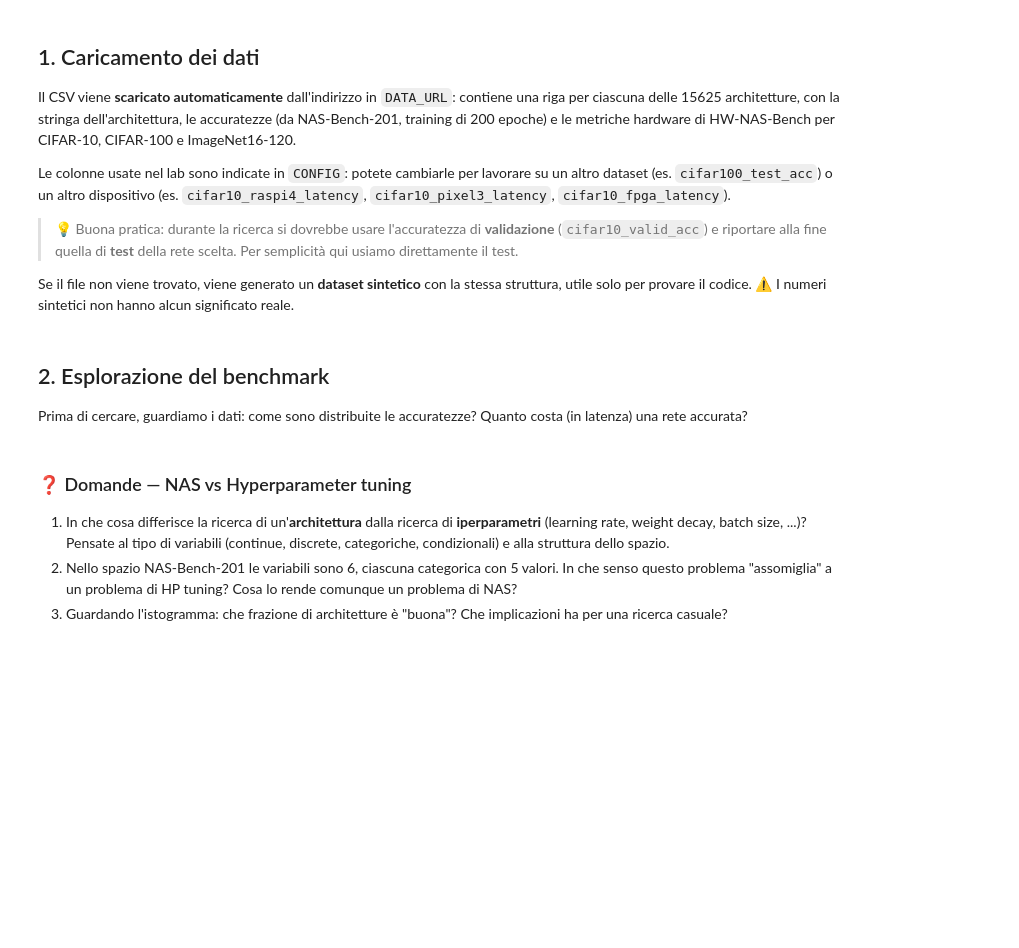
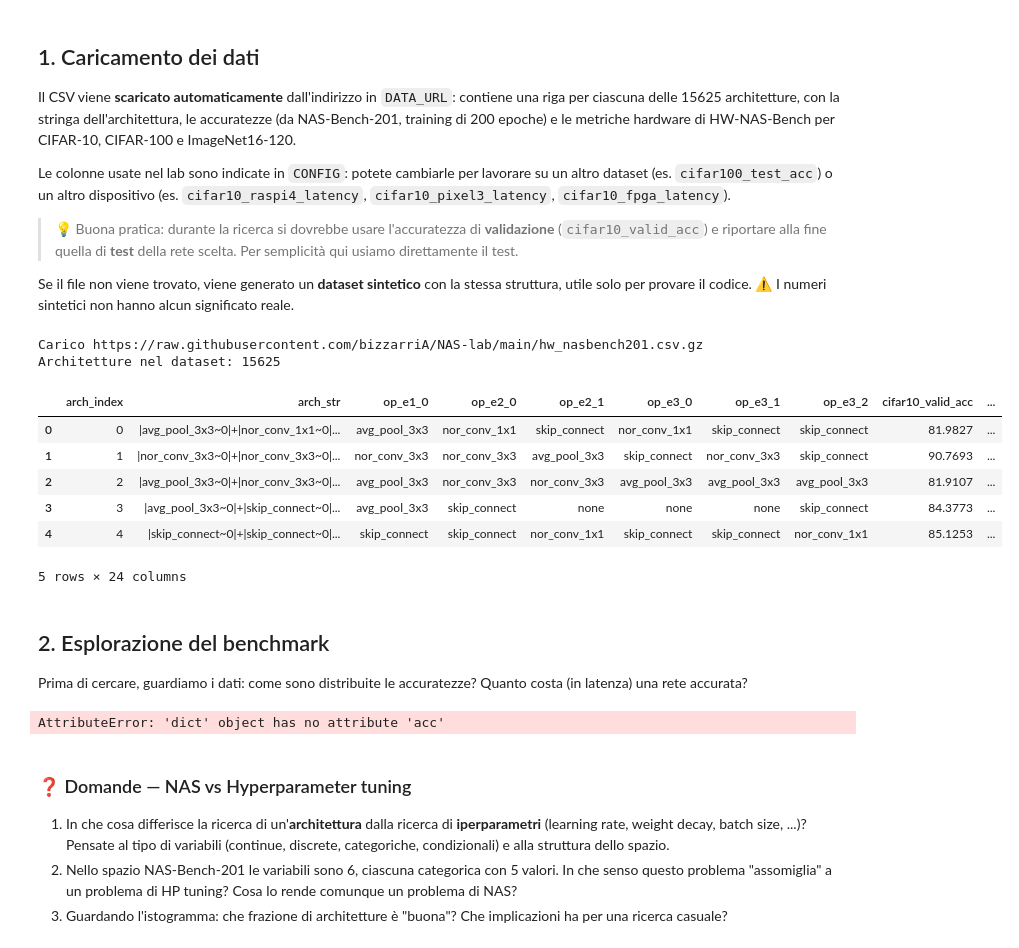
Before and after one commit to bizzarriA/NAS-lab, a Jupyter notebook: Lab1_NAS_HWNASBench_soluzioni.ipynb, the cells around one changed output. Saved outputs shown, nothing was run; the diff lists cells and outputs as text; code cells hidden in the pictures; blank space fills up the shorter version.

```diff
--- a/Lab1_NAS_HWNASBench_soluzioni.ipynb
+++ b/Lab1_NAS_HWNASBench_soluzioni.ipynb
@@ -57,27 +58,40 @@ Se il file non viene trovato, viene generato un **dataset sintetico** con la ste
 # %%
 # ---------------------------------------------------------------------------
 # CONFIGURAZIONE — modificare in base al proprio CSV
 # ---------------------------------------------------------------------------
 # URL del CSV fornito dal docente: non serve scaricare nulla
-DATA_URL = "https://raw.githubusercontent.com/<UTENTE>/<REPO>/main/hw_nasbench201.csv.gz"
 
-CONFIG = {
-    "path": DATA_URL,
-    "arch_col": "arch_str",                  # stringa NB201 dell'architettura
-    "op_cols": None,
-    "acc_col": "cifar10_test_acc",           # accuratezza da massimizzare
-    "lat_col": "cifar10_edgegpu_latency",    # latenza (ms) su Jetson TX2
-    "energy_col": "cifar10_edgegpu_energy",  # energia (mJ)
-    "cost_col": "cifar10_train_time",        # tempo di training (s), per il costo simulato
-    "use_synthetic_if_missing": True,
+DATASET_PATH = "https://raw.githubusercontent.com/bizzarriA/NAS-lab/main/hw_nasbench201.csv.gz"
+DATASET = "cifar10"
+DEVICE = "raspi4"
+CFG = {
+    "acc": f"{DATASET}_valid_acc",
+    "lat": f"{DATASET}_{DEVICE}_latency",
+    "energy": f"{DATASET}_{DEVICE}_energy",
+    "cost": f"{DATASET}_{DEVICE}_cost
 }
-
-# Le 5 operazioni dello spazio NAS-Bench-201 (ordine fisso, usato per la codifica)
-OPS = ["none", "skip_connect", "nor_conv_1x1", "nor_conv_3x3", "avg_pool_3x3"]
-OP_SHORT = {"none": "zero", "skip_connect": "skip", "nor_conv_1x1": "c1x1",
-            "nor_conv_3x3": "c3x3", "avg_pool_3x3": "pool"}
-# I 6 archi della cella: (nodo_destinazione, nodo_sorgente)
-EDGES = [(1, 0), (2, 0), (2, 1), (3, 0), (3, 1), (3, 2)]
+if DATASET_PATH.startswith("http") or os.path.exists(DATASET_PATH):
+    try:
+        print(f"Carico {DATASET_PATH}")
+        df = pd.read_csv(DATASET_PATH)
+    except Exception as ex:
+        print(f"Impossibile leggere {DATASET_PATH}: {ex}")
+df = df.filter(regex=f"(?i){DATASET}_|op_e|ARCH")
+df = df.dropna(subset=[f"{DATASET}_valid_acc"]).drop_duplicates("arch_str").reset_index(drop=True)
+N_ARCH = len(df)
+ARCH2IDX = {o: i for i, o in enumerate(df["arch_str"])}
+print(f"Architetture nel dataset: {N_ARCH}")
+df.head()
+# %% [output]
+Carico https://raw.githubusercontent.com/bizzarriA/NAS-lab/main/hw_nasbench201.csv.gz
+Architetture nel dataset: 15625
+|  | arch_index | arch_str | op_e1_0 | op_e2_0 | op_e2_1 | op_e3_0 | op_e3_1 | op_e3_2 | cifar10_valid_acc | ... |
+| 0 | 0 | |avg_pool_3x3~0|+|nor_conv_1x1~0|... | avg_pool_3x3 | nor_conv_1x1 | skip_connect | nor_conv_1x1 | skip_connect | skip_connect | 81.9827 | ... |
+| 1 | 1 | |nor_conv_3x3~0|+|nor_conv_3x3~0|... | nor_conv_3x3 | nor_conv_3x3 | avg_pool_3x3 | skip_connect | nor_conv_3x3 | skip_connect | 90.7693 | ... |
+| 2 | 2 | |avg_pool_3x3~0|+|nor_conv_3x3~0|... | avg_pool_3x3 | nor_conv_3x3 | nor_conv_3x3 | avg_pool_3x3 | avg_pool_3x3 | avg_pool_3x3 | 81.9107 | ... |
+| 3 | 3 | |avg_pool_3x3~0|+|skip_connect~0|... | avg_pool_3x3 | skip_connect | none | none | none | skip_connect | 84.3773 | ... |
+| 4 | 4 | |skip_connect~0|+|skip_connect~0|... | skip_connect | skip_connect | nor_conv_1x1 | skip_connect | skip_connect | nor_conv_1x1 | 85.1253 | ... |
+5 rows × 24 columns
 # %%
 def parse_nb201(arch_str):
     # '|op~0|+|op~0|op~1|+|op~0|op~1|op~2|'  ->  tupla di 6 operazioni
@@ -215,21 +115,23 @@ df.head()
 
 Prima di cercare, guardiamo i dati: come sono distribuite le accuratezze? Quanto costa (in latenza) una rete accurata?
 # %%
-print(df[["acc", "lat", "energy", "cost"]].describe().round(3))
+print(df[[CFG.acc, CFG.lat, CFG.energy, CFG.cost]].describe().round(3))
 
 fig, ax = plt.subplots(1, 2, figsize=(12, 4))
-ax[0].hist(df["acc"], bins=80, color="tab:blue")
+ax[0].hist(df[CFG.acc], bins=80, color="tab:blue")
 ax[0].set(xlabel="Accuratezza (%)", ylabel="# architetture",
           title="Distribuzione dell'accuratezza")
-if df["lat"].notna().any():
-    ax[1].scatter(df["lat"], df["acc"], s=3, alpha=0.3)
-    ax[1].set(xlabel=f"Latenza ({CFG['lat_col']})", ylabel="Accuratezza (%)",
+if df[CFG.lat].notna().any():
+    ax[1].scatter(df[CFG.lat], df[CFG.acc], s=3, alpha=0.3)
+    ax[1].set(xlabel=f"Latenza ({CFG['lat']})", ylabel="Accuratezza (%)",
               title="Accuratezza vs latenza")
 plt.tight_layout(); plt.show()
 
-best = df.loc[df["acc"].idxmax()]
-print("Migliore architettura:", best["ops"], f"→ {best['acc']:.2f}%")
-print("Percentile 99 dell'accuratezza:", np.percentile(df["acc"], 99).round(2))
+best = df.loc[df[CFG.acc].idxmax()]
+print("Migliore architettura:", best["arch_str"], f"→ {best[CFG.acc]:.2f}%")
+print("Percentile 99 dell'accuratezza:", np.percentile(df[CFG.acc], 99).round(2))
+# %% [output]
+AttributeError: 'dict' object has no attribute 'acc'
 # %% [markdown]
 ### ❓ Domande — NAS vs Hyperparameter tuning
 
```
Also changed, not shown: parts of 4 cells of this notebook.
